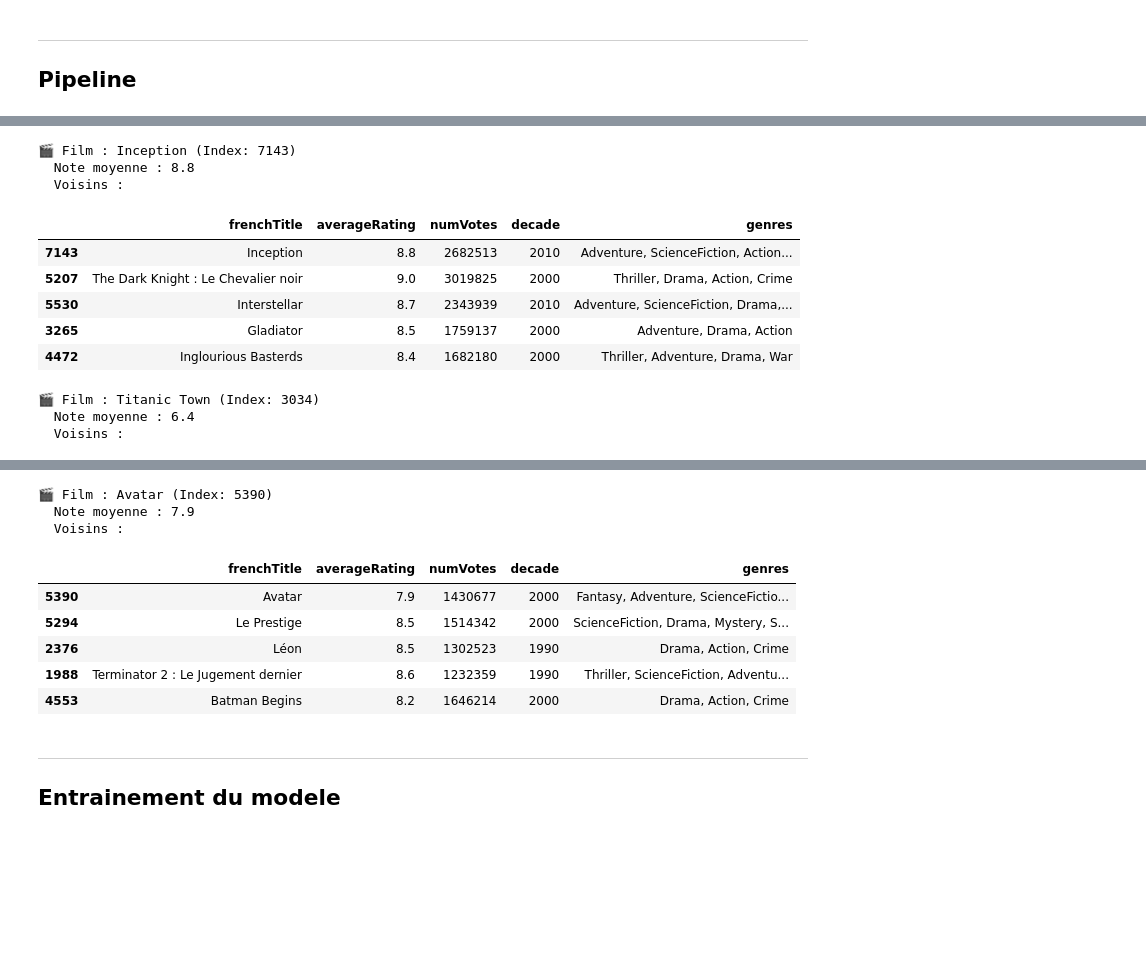
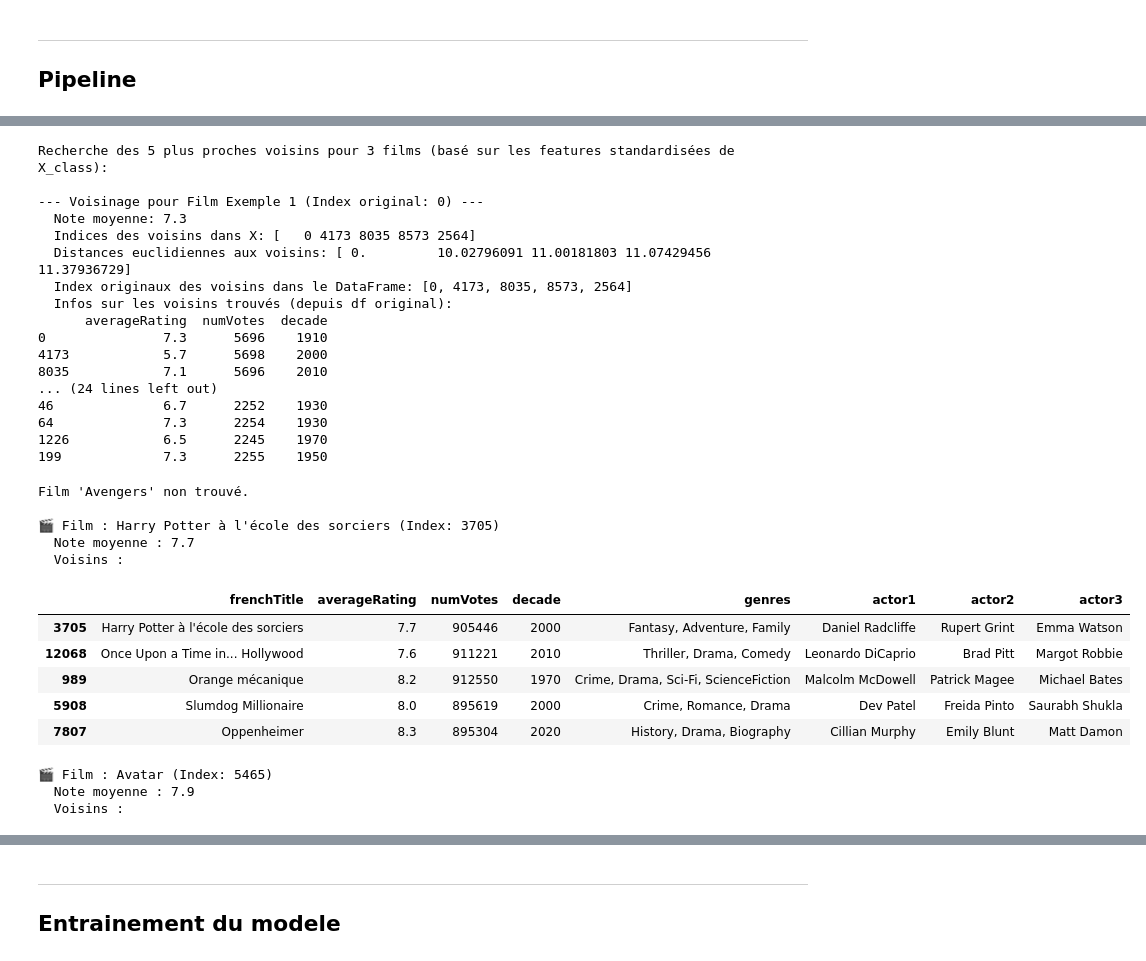
Before and after one commit to Idumii/WildCodeSchool-Projet2, a Jupyter notebook: machineLearning/training.ipynb, the cells around one changed output, grey strips where cells are left out. Cells and saved outputs as stored; diff of their text form; code cells hidden in the pictures; blank space fills up the shorter version.

Commit message:
Modification du df de base, rajout des films US et corrections des erreur. Amélioration du ML ajout des acteurs

```diff
--- a/machineLearning/training.ipynb
+++ b/machineLearning/training.ipynb
@@ -53,6 +53,6 @@ class MultiLabelBinarizerPipelineFriendly(BaseEstimator, TransformerMixin):
         return self.mlb.classes_
 # %%
 # Récuperation du df
-df = pd.read_csv('../ressources/df_v2.csv', sep=';', encoding='utf-8')
+df = pd.read_csv('../ressources/df_v3.csv', sep=';', encoding='utf-8')
 df
 # %% [output]
@@ -80,10 +80,11 @@ films_non_standardise = X.iloc[:3]
 # Preprocessor pour standardiser les colonnes numériques
 preprocessor = ColumnTransformer(
     transformers=[
-        ('encoder', OrdinalEncoder(), ['decade']),  # Remplacez par vos colonnes numériques
+        ('actors', OneHotEncoder(), ['actor1', 'actor2', 'actor3']),
         ('genres', MultiLabelBinarizerPipelineFriendly(), 'genres'),
-    ],
-    remainder='passthrough'
+        ('encoder', OrdinalEncoder(), ['decade']),
+        ('skip', 'passthrough', ['averageRating', 'numVotes']),
+    ]
 )
 # %% [markdown]
 
@@ -117,8 +118,9 @@ Pipeline(steps=[('preprocessor',
 # %%
-
 point_test = X.iloc[:3]
 # Prédiction des voisins les plus proches
-distances, indices = pipeline.named_steps['knn'].kneighbors(point_test)
+X_test_transformed = pipeline.named_steps['preprocessor'].transform(point_test)
+
+distances, indices = pipeline.named_steps['knn'].kneighbors(X_test_transformed)
 # Affichage des indices des voisins les plus proches
 print("Indices des voisins les plus proches :", indices)
 # Affichage des distances des voisins les plus proches
@@ -134,56 +136,71 @@ Distances des voisins les plus proches : [[2936.41328494 2936.91489492 2936.9384
 print(f"\nRecherche des 5 plus proches voisins pour 3 films (basé sur les features standardisées de X_class):")
 for i in range(len(point_test)):
     # Récupérer l'index original du point exemple dans le DataFrame df
-    original_index = films_non_standardise.index[i]
+    original_index = point_test.index[i]
     print(f"\n--- Voisinage pour Film Exemple {i+1} (Index original: {original_index}) ---")
     print(f"  Note moyenne: {df.loc[original_index, 'averageRating']}")
 
-    # Les 'indices' renvoyés par kneighbors sont les positions (0, 1, 2...) dans X_knn_scaled
-    print(f"  Indices des voisins dans X_knn_scaled: {indices[i]}")
-    # Les distances correspondantes
+    # Les 'indices' renvoyés par kneighbors sont les positions (0, 1, 2...) dans X utilisé lors du fit
+    print(f"  Indices des voisins dans X: {indices[i]}")
     print(f"  Distances euclidiennes aux voisins: {distances[i]}")
 
     # Pour afficher les informations des voisins, il faut retrouver leurs index originaux dans df.
-    # Comme X_knn_scaled a été créé à partir de X_class dans le même ordre, on peut utiliser
-    # les indices[i] pour sélectionner les lignes correspondantes dans X_class, puis récupérer leurs index originaux.
     neighbor_original_indices = X.iloc[indices[i]].index
     print(f"  Index originaux des voisins dans le DataFrame: {list(neighbor_original_indices)}")
 
-    # Afficher quelques caractéristiques clés des voisins trouvés à partir du df original
     print("  Infos sur les voisins trouvés (depuis df original):")
-    # Sélectionner les lignes des voisins dans df et quelques colonnes pertinentes
     neighbor_info = df.loc[neighbor_original_indices][['averageRating', 'numVotes', 'decade']]
     print(neighbor_info)
+# %% [output]
+Recherche des 5 plus proches voisins pour 3 films (basé sur les features standardisées de X_class):
+
+--- Voisinage pour Film Exemple 1 (Index original: 0) ---
+  Note moyenne: 7.3
+  Indices des voisins dans X: [   0 4173 8035 8573 2564]
+  Distances euclidiennes aux voisins: [ 0.         10.02796091 11.00181803 11.07429456 11.37936729]
+  Index originaux des voisins dans le DataFrame: [0, 4173, 8035, 8573, 2564]
+  Infos sur les voisins trouvés (depuis df original):
+      averageRating  numVotes  decade
+0               7.3      5696    1910
+4173            5.7      5698    2000
+8035            7.1      5696    2010
+... (24 lines left out)
+46              6.7      2252    1930
+64              7.3      2254    1930
+1226            6.5      2245    1970
+199             7.3      2255    1950
 # %%
-titres = ['Inception', 'Titanic', 'Avatar']  # ou d’autres
+titres = ['Avengers', "Harry Potter à l'école des sorciers", 'Avatar']  # ou d’autres
 
 for titre in titres:
     film_cible = df[df['frenchTitle'].str.contains(titre, case=False, na=False)]
     if film_cible.empty:
         print(f"Film '{titre}' non trouvé.")
         continue
 
     idx_film = film_cible.index[0]
     film_non_standardise = df.drop(columns=['frenchTitle']).loc[[idx_film]]
     film_transforme = pipeline.named_steps['preprocessor'].transform(film_non_standardise)
     distances, indices = pipeline.named_steps['knn'].kneighbors(film_transforme)
 
     print(f"\n🎬 Film : {df.loc[idx_film, 'frenchTitle']} (Index: {idx_film})")
     print(f"  Note moyenne : {df.loc[idx_film, 'averageRating']}")
     neighbor_original_indices = X.iloc[indices[0]].index
-    neighbor_info = df.loc[neighbor_original_indices][['frenchTitle', 'averageRating', 'numVotes', 'decade', 'genres']]
+    neighbor_info = df.loc[neighbor_original_indices][['frenchTitle', 'averageRating', 'numVotes', 'decade', 'genres', 'actor1', 'actor2', 'actor3']]
     print("  Voisins :")
     display(neighbor_info)
 # %% [output]
-🎬 Film : Inception (Index: 7143)
-  Note moyenne : 8.8
+Film 'Avengers' non trouvé.
+
+🎬 Film : Harry Potter à l'école des sorciers (Index: 3705)
+  Note moyenne : 7.7
   Voisins :
-|  | frenchTitle | averageRating | numVotes | decade | genres |
-| 7143 | Inception | 8.8 | 2682513 | 2010 | Adventure, ScienceFiction, Action... |
-| 5207 | The Dark Knight : Le Chevalier noir | 9.0 | 3019825 | 2000 | Thriller, Drama, Action, Crime |
-| 5530 | Interstellar | 8.7 | 2343939 | 2010 | Adventure, ScienceFiction, Drama,... |
-| 3265 | Gladiator | 8.5 | 1759137 | 2000 | Adventure, Drama, Action |
-| 4472 | Inglourious Basterds | 8.4 | 1682180 | 2000 | Thriller, Adventure, Drama, War |
+|  | frenchTitle | averageRating | numVotes | decade | genres | actor1 | actor2 | actor3 |
+| 3705 | Harry Potter à l'école des sorciers | 7.7 | 905446 | 2000 | Fantasy, Adventure, Family | Daniel Radcliffe | Rupert Grint | Emma Watson |
+| 12068 | Once Upon a Time in... Hollywood | 7.6 | 911221 | 2010 | Thriller, Drama, Comedy | Leonardo DiCaprio | Brad Pitt | Margot Robbie |
+| 989 | Orange mécanique | 8.2 | 912550 | 1970 | Crime, Drama, Sci-Fi, ScienceFiction | Malcolm McDowell | Patrick Magee | Michael Bates |
+| 5908 | Slumdog Millionaire | 8.0 | 895619 | 2000 | Crime, Romance, Drama | Dev Patel | Freida Pinto | Saurabh Shukla |
+| 7807 | Oppenheimer | 8.3 | 895304 | 2020 | History, Drama, Biography | Cillian Murphy | Emily Blunt | Matt Damon |
-🎬 Film : Titanic Town (Index: 3034)
-  Note moyenne : 6.4
+🎬 Film : Avatar (Index: 5465)
+  Note moyenne : 7.9
   Voisins :
@@ -196,12 +213,3 @@ for titre in titres:
-🎬 Film : Avatar (Index: 5390)
-  Note moyenne : 7.9
-  Voisins :
-|  | frenchTitle | averageRating | numVotes | decade | genres |
-| 5390 | Avatar | 7.9 | 1430677 | 2000 | Fantasy, Adventure, ScienceFictio... |
-| 5294 | Le Prestige | 8.5 | 1514342 | 2000 | ScienceFiction, Drama, Mystery, S... |
-| 2376 | Léon | 8.5 | 1302523 | 1990 | Drama, Action, Crime |
-| 1988 | Terminator 2 : Le Jugement dernier | 8.6 | 1232359 | 1990 | Thriller, ScienceFiction, Adventu... |
-| 4553 | Batman Begins | 8.2 | 1646214 | 2000 | Drama, Action, Crime |
 # %% [markdown]
 ----------------------------------------------------------------------------------------------------------------------------------------------------------------------------------------
 Entrainement du modele
```
Also changed, not shown: parts of 5 cells of this notebook, 4 other files.
